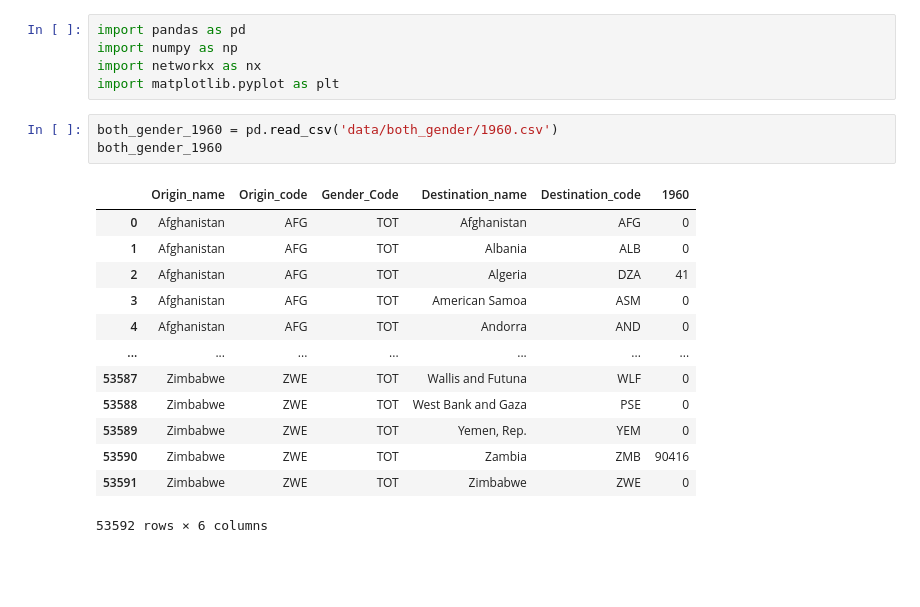
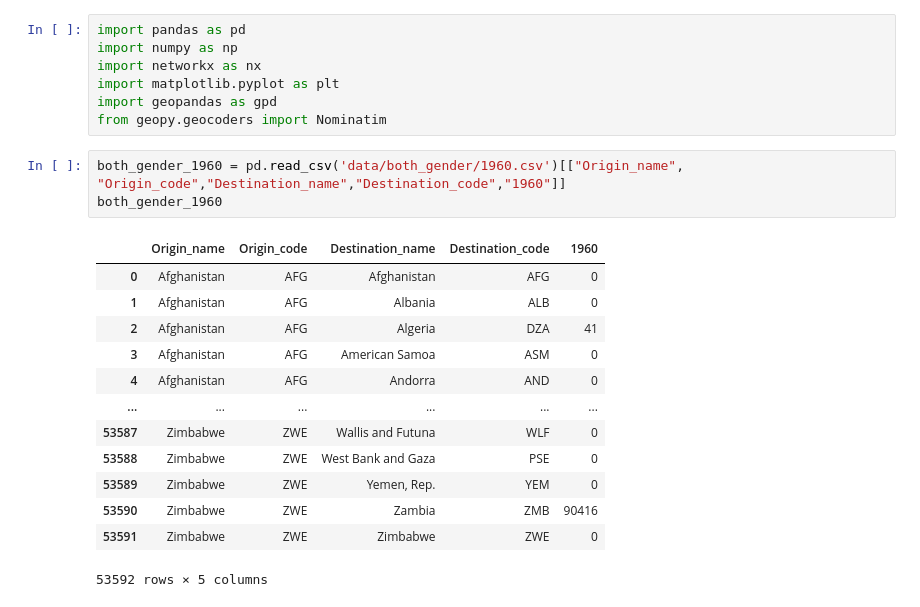
Before and after one commit to moonish1211/human_migration, a Jupyter notebook: graph_visualization.ipynb, the cells around one changed output. Cells and saved outputs as stored; diff of their text form; blank space fills up the shorter version.

```diff
--- a/graph_visualization.ipynb
+++ b/graph_visualization.ipynb
@@ -3,20 +3,22 @@ import pandas as pd
 import numpy as np
 import networkx as nx
 import matplotlib.pyplot as plt
+import geopandas as gpd
+from geopy.geocoders import Nominatim
 # %%
-both_gender_1960 = pd.read_csv('data/both_gender/1960.csv')
+both_gender_1960 = pd.read_csv('data/both_gender/1960.csv')[["Origin_name",	"Origin_code","Destination_name","Destination_code","1960"]]
 both_gender_1960
 # %% [output]
-|  | Origin_name | Origin_code | Gender_Code | Destination_name | Destination_code | 1960 |
-| 0 | Afghanistan | AFG | TOT | Afghanistan | AFG | 0 |
-| 1 | Afghanistan | AFG | TOT | Albania | ALB | 0 |
-| 2 | Afghanistan | AFG | TOT | Algeria | DZA | 41 |
-| 3 | Afghanistan | AFG | TOT | American Samoa | ASM | 0 |
-| 4 | Afghanistan | AFG | TOT | Andorra | AND | 0 |
-| ... | ... | ... | ... | ... | ... | ... |
-| 53587 | Zimbabwe | ZWE | TOT | Wallis and Futuna | WLF | 0 |
-| 53588 | Zimbabwe | ZWE | TOT | West Bank and Gaza | PSE | 0 |
-| 53589 | Zimbabwe | ZWE | TOT | Yemen, Rep. | YEM | 0 |
-| 53590 | Zimbabwe | ZWE | TOT | Zambia | ZMB | 90416 |
-| 53591 | Zimbabwe | ZWE | TOT | Zimbabwe | ZWE | 0 |
+|  | Origin_name | Origin_code | Destination_name | Destination_code | 1960 |
+| 0 | Afghanistan | AFG | Afghanistan | AFG | 0 |
+| 1 | Afghanistan | AFG | Albania | ALB | 0 |
+| 2 | Afghanistan | AFG | Algeria | DZA | 41 |
+| 3 | Afghanistan | AFG | American Samoa | ASM | 0 |
+| 4 | Afghanistan | AFG | Andorra | AND | 0 |
+| ... | ... | ... | ... | ... | ... |
+| 53587 | Zimbabwe | ZWE | Wallis and Futuna | WLF | 0 |
+| 53588 | Zimbabwe | ZWE | West Bank and Gaza | PSE | 0 |
+| 53589 | Zimbabwe | ZWE | Yemen, Rep. | YEM | 0 |
+| 53590 | Zimbabwe | ZWE | Zambia | ZMB | 90416 |
+| 53591 | Zimbabwe | ZWE | Zimbabwe | ZWE | 0 |
-53592 rows × 6 columns
+53592 rows × 5 columns
```
Also changed, not shown: parts of 4 cells of this notebook, 7 other files.
